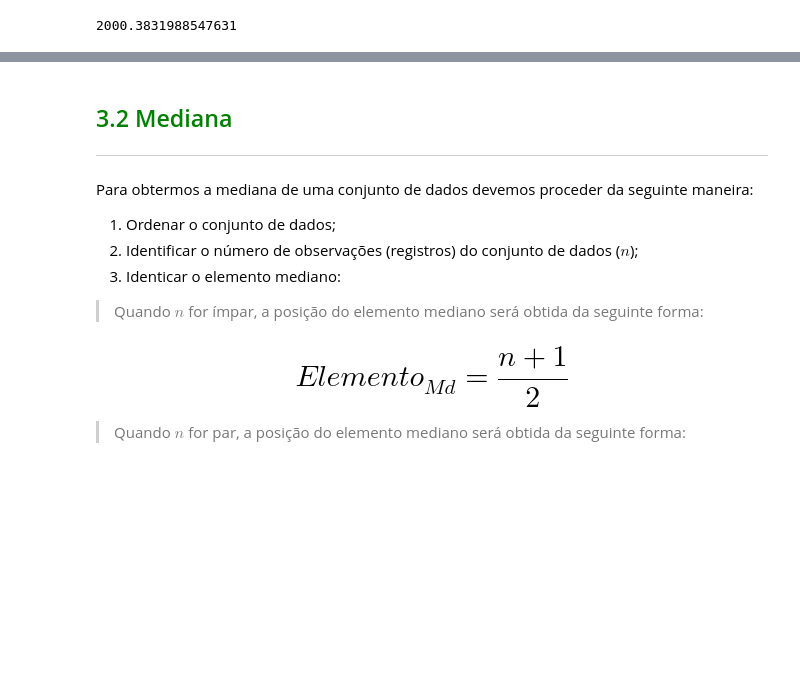
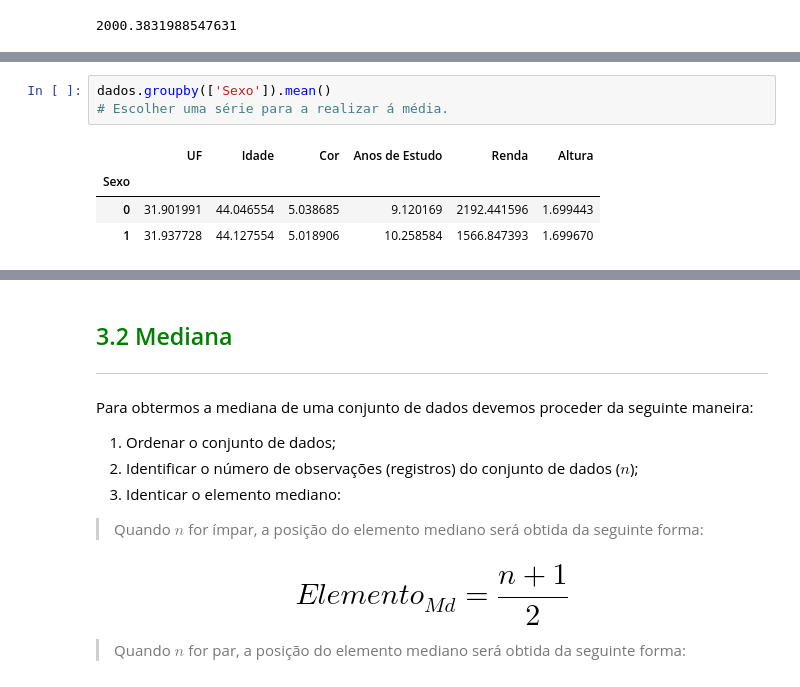
Before and after one commit to alexaugusto23/python_developer, a Jupyter notebook: Estatisticas com Python/Curso_de_Estatística_Parte_1.ipynb, the cells around one changed output, grey strips where cells are left out. Cells and saved outputs as stored; diff of their text form; blank space fills up the shorter version.

```diff
--- a/Estatisticas com Python/Curso_de_Estatística_Parte_1.ipynb
+++ b/Estatisticas com Python/Curso_de_Estatística_Parte_1.ipynb
@@ -721,0 +731,8 @@ dados.Renda.mean()
+# %%
+dados.groupby(['Sexo']).mean()
+# Escolher uma série para a realizar á média.
+# %% [output]
+|  | UF | Idade | Cor | Anos de Estudo | Renda | Altura |
+| Sexo |  |  |  |  |  |  |
+| 0 | 31.901991 | 44.046554 | 5.038685 | 9.120169 | 2192.441596 | 1.699443 |
+| 1 | 31.937728 | 44.127554 | 5.018906 | 10.258584 | 1566.847393 | 1.699670 |
```
Also changed, not shown: parts of 19 cells of this notebook.
